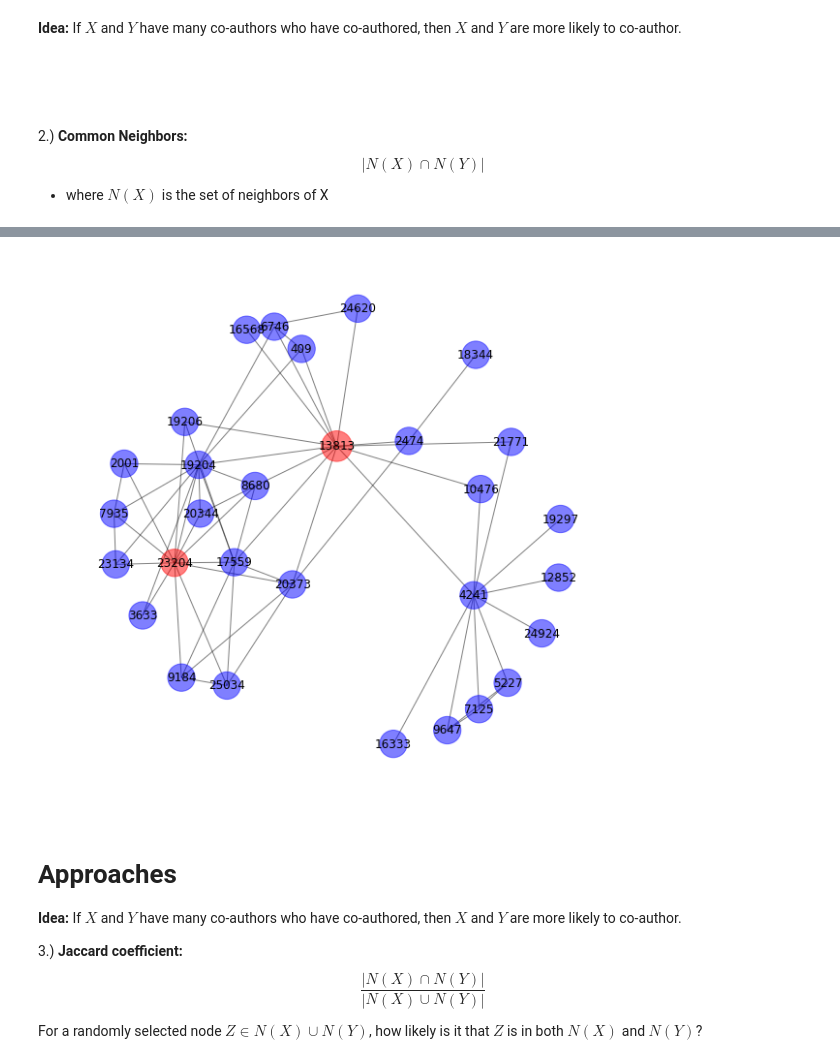
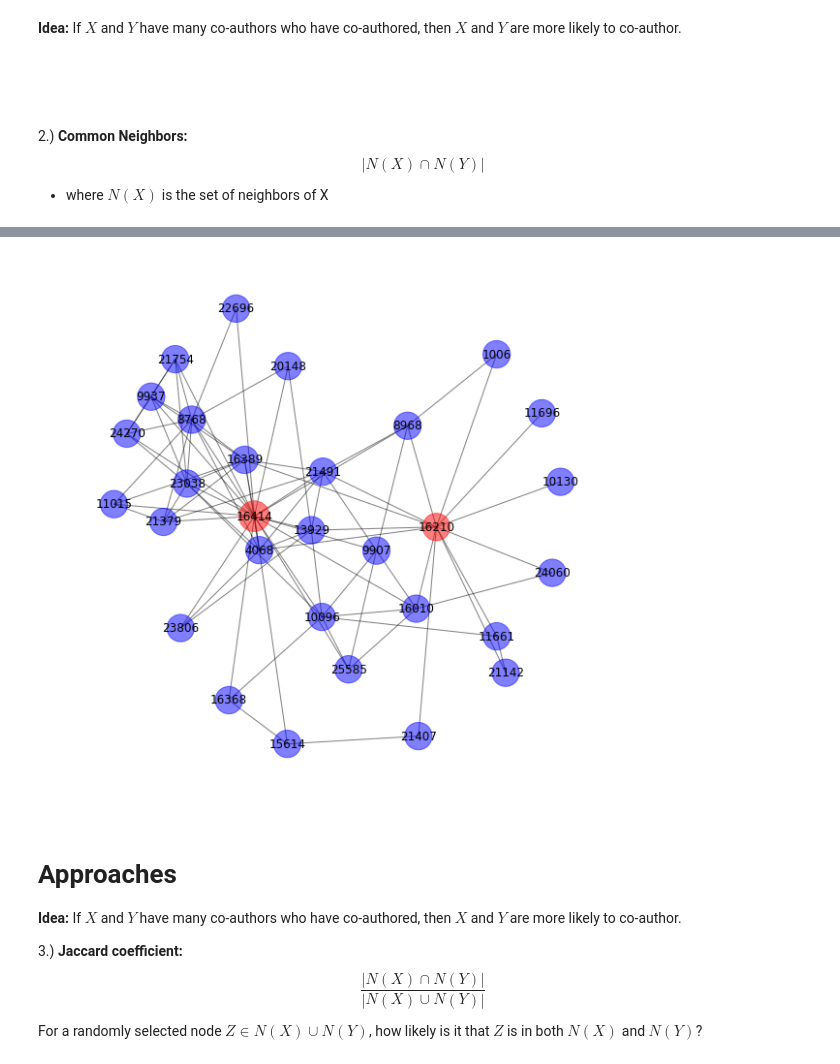
Before and after one commit to harishaaram/main, a Jupyter notebook: lec/l07/l07.ipynb, the cells around one changed output, grey strips where cells are left out. Saved outputs shown, nothing was run; the diff lists cells and outputs as text; code cells hidden in the pictures.

```diff
--- a/lec/l07/l07.ipynb
+++ b/lec/l07/l07.ipynb
@@ -269,5 +284,5 @@ top predicted edges:
 # %%
-pair = set([author, '23204'])
+pair = set([author, '16414'])
 plot_subgraph(get_subgraph(graph, pair, n=30), pair)
 # %% [output]
-[figure, old version]
+[figure, new version]
```
Also changed, not shown: parts of 28 cells of this notebook, 2 other files.
